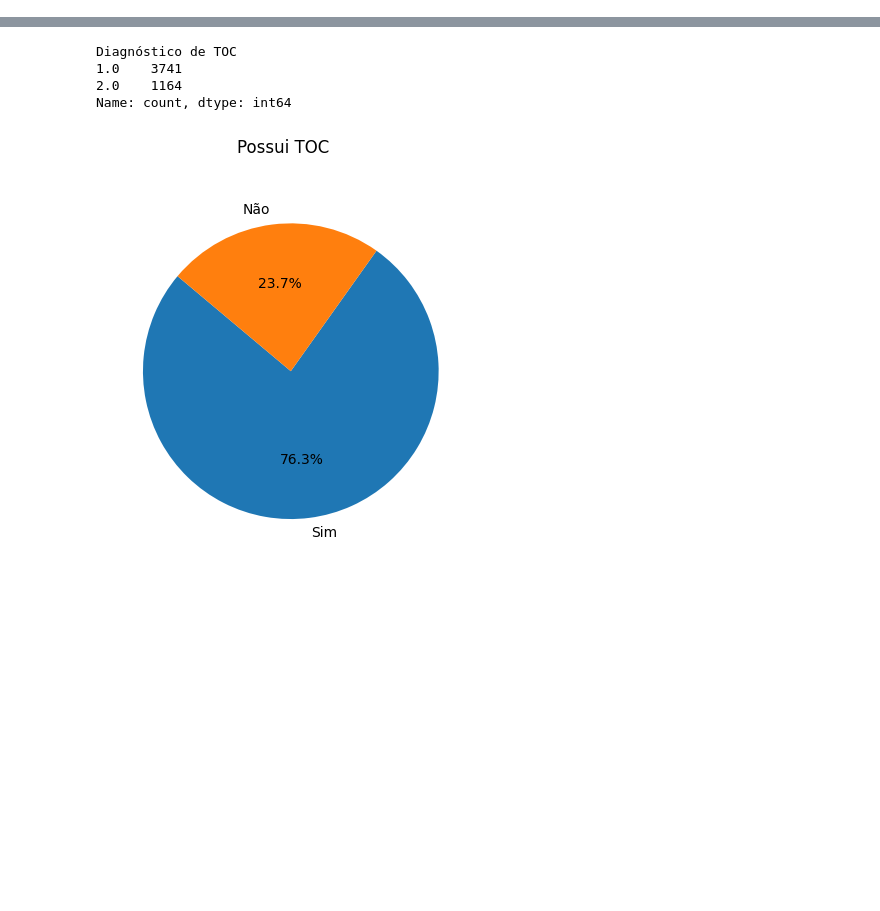
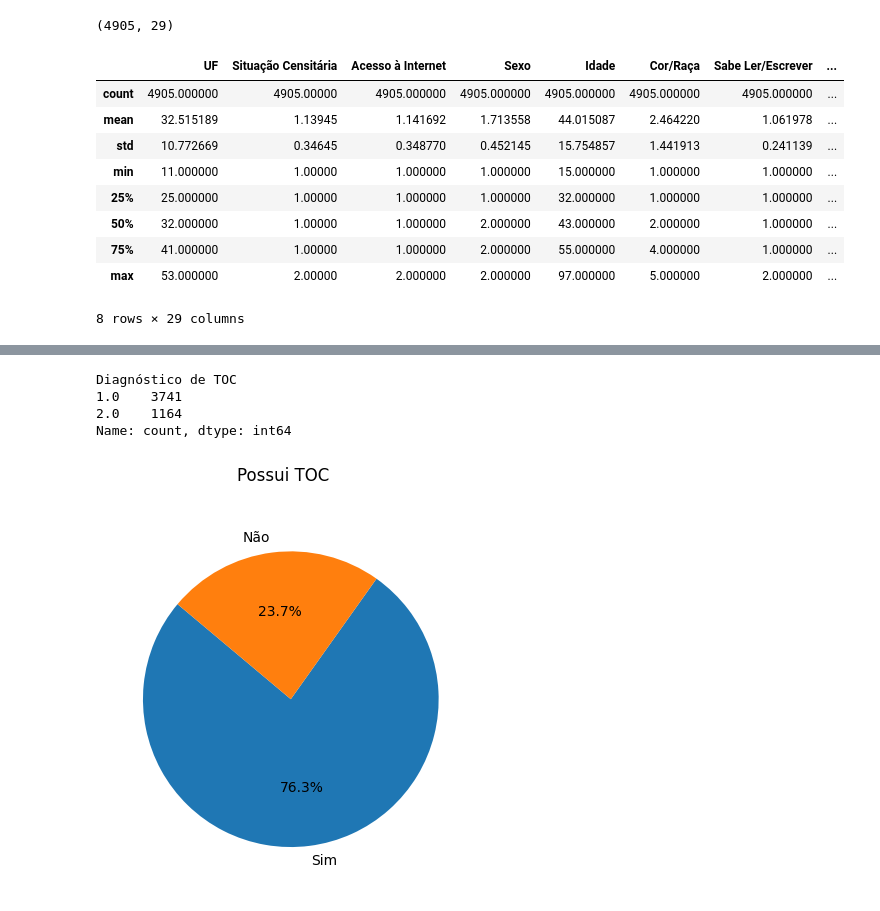
Before and after one commit to IgorLorentz/TOC-TDAH, a Jupyter notebook: analise_dados.ipynb, the cells around one changed output, grey strips where cells are left out. Saved outputs shown, nothing was run; the diff lists cells and outputs as text; code cells hidden in the pictures; blank space fills up the shorter version.

```diff
--- a/analise_dados.ipynb
+++ b/analise_dados.ipynb
@@ -7,3 +7,20 @@ import matplotlib.pyplot as plt
 data = pd.read_csv('dados_tratados.csv', sep='\t', encoding='utf-8')
 # %%
 data = data.drop('Unnamed: 0',axis=1)
+# %%
+data.shape
+# %% [output]
+(4905, 29)
+# %%
+data.describe()
+# %% [output]
+|  | UF | Situação Censitária | Acesso à Internet | Sexo | Idade | Cor/Raça | Sabe Ler/Escrever | ... |
+| count | 4905.000000 | 4905.00000 | 4905.000000 | 4905.000000 | 4905.000000 | 4905.000000 | 4905.000000 | ... |
+| mean | 32.515189 | 1.13945 | 1.141692 | 1.713558 | 44.015087 | 2.464220 | 1.061978 | ... |
+| std | 10.772669 | 0.34645 | 0.348770 | 0.452145 | 15.754857 | 1.441913 | 0.241139 | ... |
+| min | 11.000000 | 1.00000 | 1.000000 | 1.000000 | 15.000000 | 1.000000 | 1.000000 | ... |
+| 25% | 25.000000 | 1.00000 | 1.000000 | 1.000000 | 32.000000 | 1.000000 | 1.000000 | ... |
+| 50% | 32.000000 | 1.00000 | 1.000000 | 2.000000 | 43.000000 | 2.000000 | 1.000000 | ... |
+| 75% | 41.000000 | 1.00000 | 1.000000 | 2.000000 | 55.000000 | 4.000000 | 1.000000 | ... |
+| max | 53.000000 | 2.00000 | 2.000000 | 2.000000 | 97.000000 | 5.000000 | 2.000000 | ... |
+8 rows × 29 columns
```
Also changed, not shown: parts of 7 cells of this notebook.
